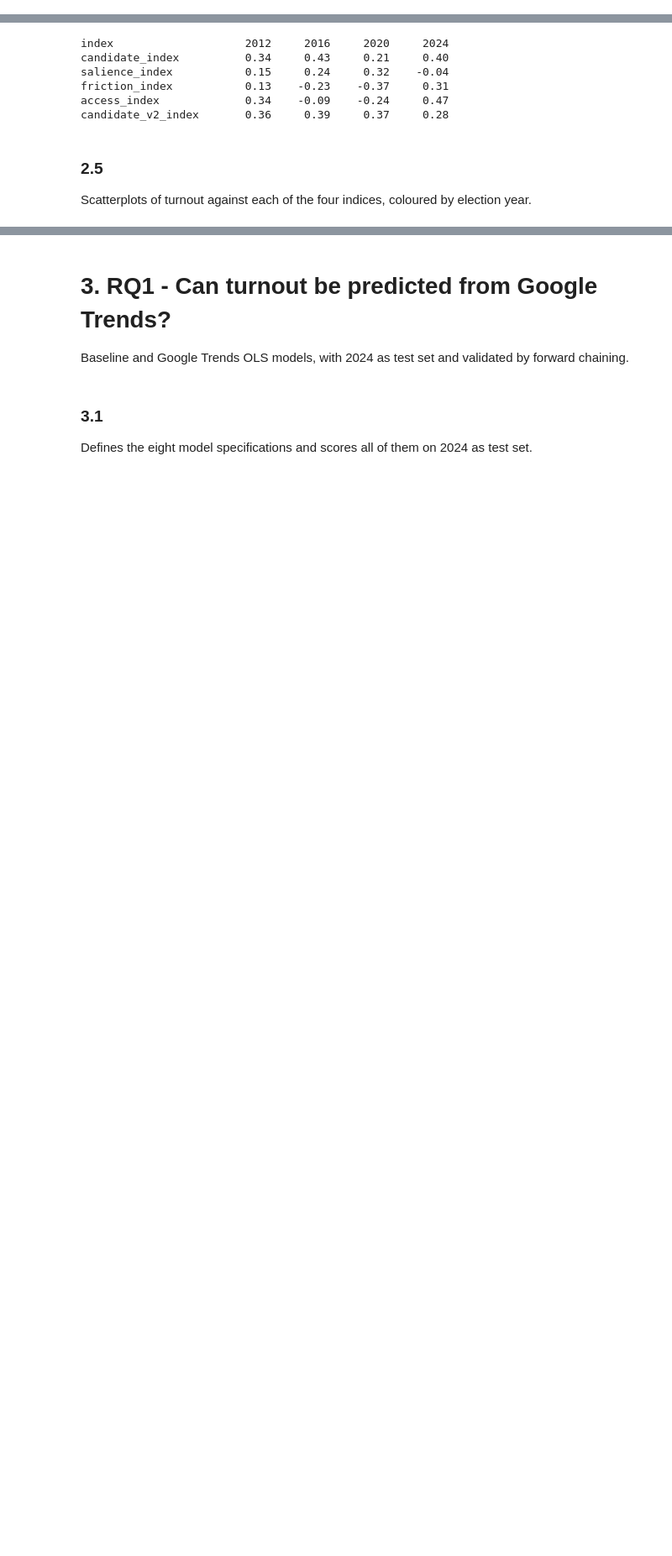
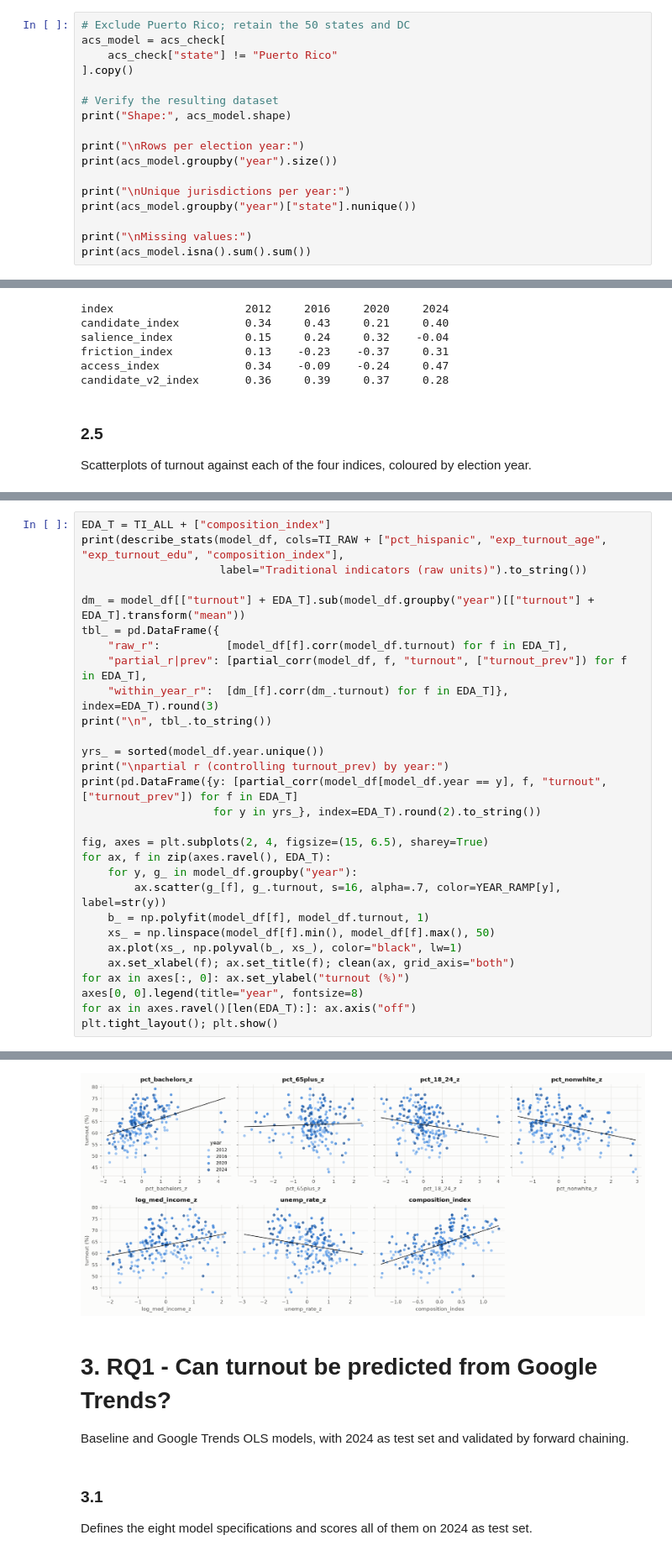
Before and after one commit to nico1831/US--Elections, a Jupyter notebook: US Elections Analysis.ipynb, the cells around one changed output, grey strips where cells are left out. Shown at 84% size. Drawn from its saved outputs; the diff is of its cells as text; blank space fills up the shorter version.

Commit message:
added demographic traditional indicators for ipynb

```diff
--- a/US Elections Analysis.ipynb
+++ b/US Elections Analysis.ipynb
@@ -525,0 +841,17 @@ Arizona  2024        63.88             66.63       0.65     -0.53      0.44   -0
+# %%
+# Exclude Puerto Rico; retain the 50 states and DC
+acs_model = acs_check[
+    acs_check["state"] != "Puerto Rico"
+].copy()
+
+# Verify the resulting dataset
+print("Shape:", acs_model.shape)
+
+print("\nRows per election year:")
+print(acs_model.groupby("year").size())
+
+print("\nUnique jurisdictions per year:")
+print(acs_model.groupby("year")["state"].nunique())
+
+print("\nMissing values:")
+print(acs_model.isna().sum().sum())
@@ -653,0 +1119,30 @@ findfont: Failed to find font weight semibold, now using 700.
+# %%
+EDA_T = TI_ALL + ["composition_index"]
+print(describe_stats(model_df, cols=TI_RAW + ["pct_hispanic", "exp_turnout_age", "exp_turnout_edu", "composition_index"],
+                     label="Traditional indicators (raw units)").to_string())
+
+dm_ = model_df[["turnout"] + EDA_T].sub(model_df.groupby("year")[["turnout"] + EDA_T].transform("mean"))
+tbl_ = pd.DataFrame({
+    "raw_r":          [model_df[f].corr(model_df.turnout) for f in EDA_T],
+    "partial_r|prev": [partial_corr(model_df, f, "turnout", ["turnout_prev"]) for f in EDA_T],
+    "within_year_r":  [dm_[f].corr(dm_.turnout) for f in EDA_T]}, index=EDA_T).round(3)
+print("\n", tbl_.to_string())
+
+yrs_ = sorted(model_df.year.unique())
+print("\npartial r (controlling turnout_prev) by year:")
+print(pd.DataFrame({y: [partial_corr(model_df[model_df.year == y], f, "turnout", ["turnout_prev"]) for f in EDA_T]
+                    for y in yrs_}, index=EDA_T).round(2).to_string())
+
+fig, axes = plt.subplots(2, 4, figsize=(15, 6.5), sharey=True)
+for ax, f in zip(axes.ravel(), EDA_T):
+    for y, g_ in model_df.groupby("year"):
+        ax.scatter(g_[f], g_.turnout, s=16, alpha=.7, color=YEAR_RAMP[y], label=str(y))
+    b_ = np.polyfit(model_df[f], model_df.turnout, 1)
+    xs_ = np.linspace(model_df[f].min(), model_df[f].max(), 50)
+    ax.plot(xs_, np.polyval(b_, xs_), color="black", lw=1)
+    ax.set_xlabel(f); ax.set_title(f); clean(ax, grid_axis="both")
+for ax in axes[:, 0]: ax.set_ylabel("turnout (%)")
+axes[0, 0].legend(title="year", fontsize=8)
+for ax in axes.ravel()[len(EDA_T):]: ax.axis("off")
+plt.tight_layout(); plt.show()
+# %% [output]
@@ -654,3 +1166,4 @@ findfont: Failed to find font weight semibold, now using 700.
+[figure, added]
 # %% [markdown]
 # 3. RQ1 - Can turnout be predicted from Google Trends?
 Baseline and Google Trends OLS models, with 2024 as test set and validated by forward chaining.
```
Also changed, not shown: parts of 35 cells of this notebook.
